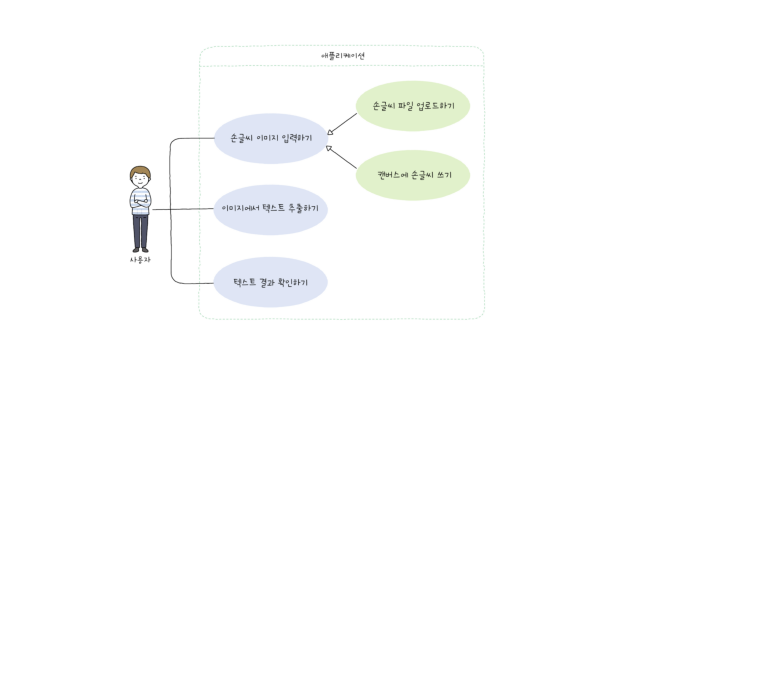
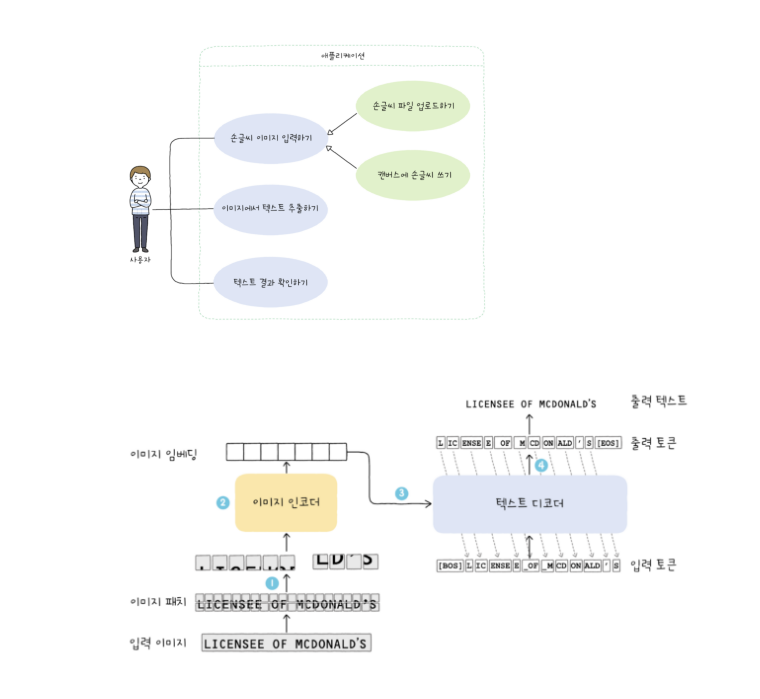
Before and after one commit to ForrestDPark/DailyHelloWorld, a Jupyter notebook: 쓸모있는AI만들기(책)/1.OCR_service.ipynb, the cells around one changed output. Cells and saved outputs as stored; diff of their text form; code cells hidden in the pictures; blank space fills up the shorter version.

```diff
--- a/쓸모있는AI만들기(책)/1.OCR_service.ipynb
+++ b/쓸모있는AI만들기(책)/1.OCR_service.ipynb
@@ -56,4 +112,6 @@ from Modeling import *
 # %%
 image_show('./usecase01.png')
+image_show('./TrOCR_explain_01.png')
 # %% [output]
 [figure]
+[figure, added]
```
Also changed, not shown: parts of 9 cells of this notebook, 21 other files.
